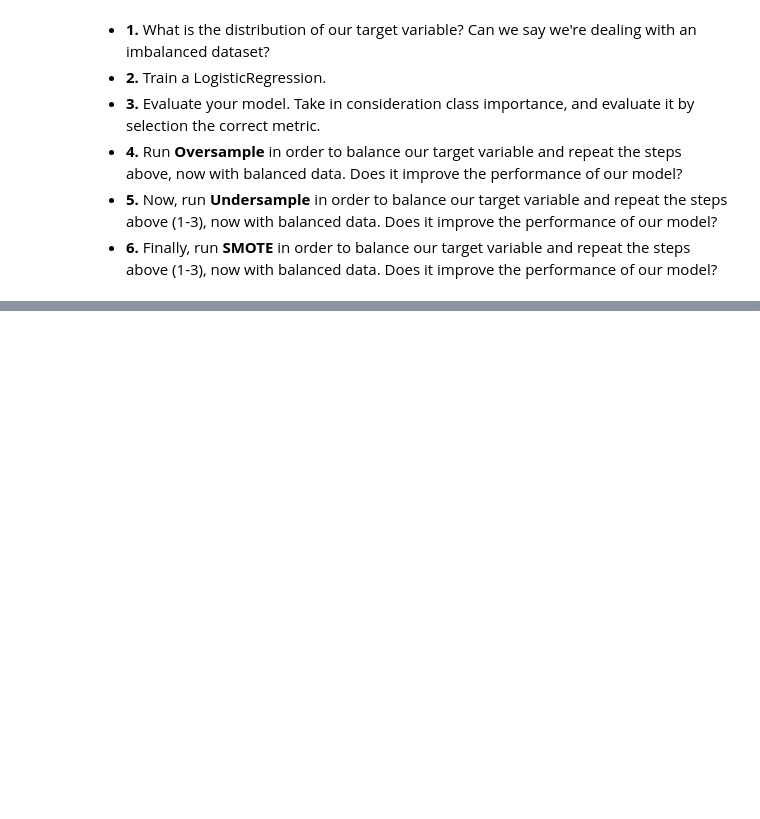
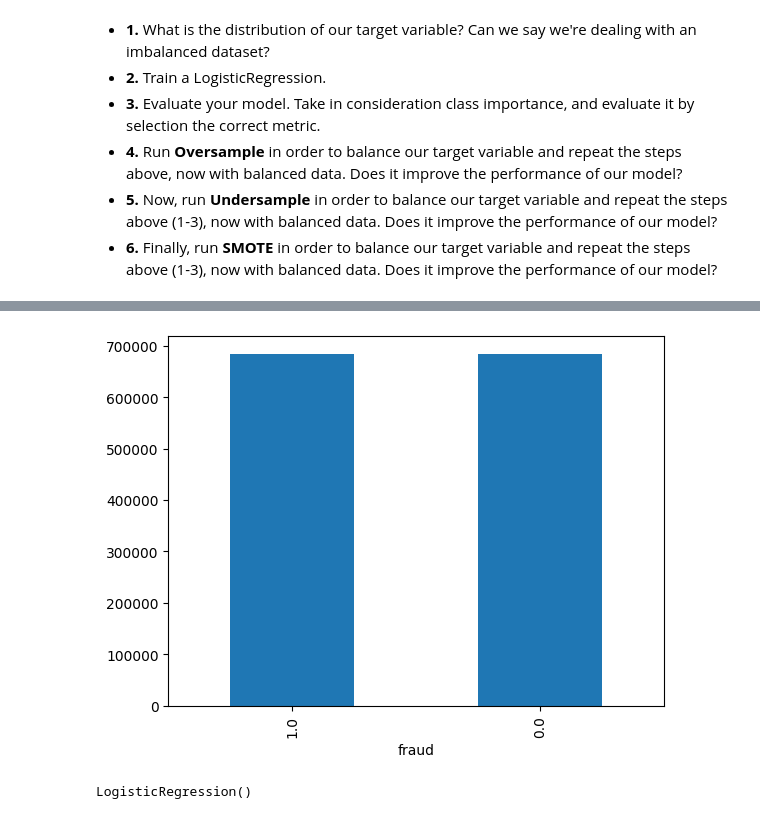
Before and after one commit to xim85/lab-imbalanced, a Jupyter notebook: lab-imbalanced.ipynb, the cells around one changed output, grey strips where cells are left out. Drawn from its saved outputs; the diff is of its cells as text; code cells hidden in the pictures; blank space fills up the shorter version.

```diff
--- a/lab-imbalanced.ipynb
+++ b/lab-imbalanced.ipynb
@@ -43,0 +80,2 @@ fraud.head()
+# %%
+log_reg.fit(X_train_scaled, y_train)
@@ -43,0 +99,15 @@ fraud.head()
+# %%
+# **4.** Run **Oversample** in order to balance our target variable and repeat the steps above, now with balanced data.
+# Does it improve the performance of our model? NO
+train = pd.DataFrame(X_train_scaled, columns = X_train.columns)
+train["fraud"] = y_train.values
+yes_fraud = train[train["fraud"] == 1]
+no_fraud = train[train["fraud"] == 0]
+# %%
+yes_fraud_oversampled = resample(yes_fraud,
+                                    replace=True,
+                                    n_samples = len(no_fraud),
+                                    random_state=0)
+# %%
+train_over = pd.concat([yes_fraud_oversampled, no_fraud])
+train_over
@@ -43,0 +128,6 @@ fraud.head()
+# %%
+train_over_plt = train_over["fraud"].value_counts()
+train_over_plt.plot(kind="bar")
+plt.show()
+# %% [output]
+[figure, added]
@@ -43,0 +137,5 @@ fraud.head()
+# %%
+log_reg = LogisticRegression()
+log_reg.fit(X_train_over, y_train_over)
+# %% [output]
+LogisticRegression()
```
Also changed, not shown: parts of 20 cells of this notebook.
